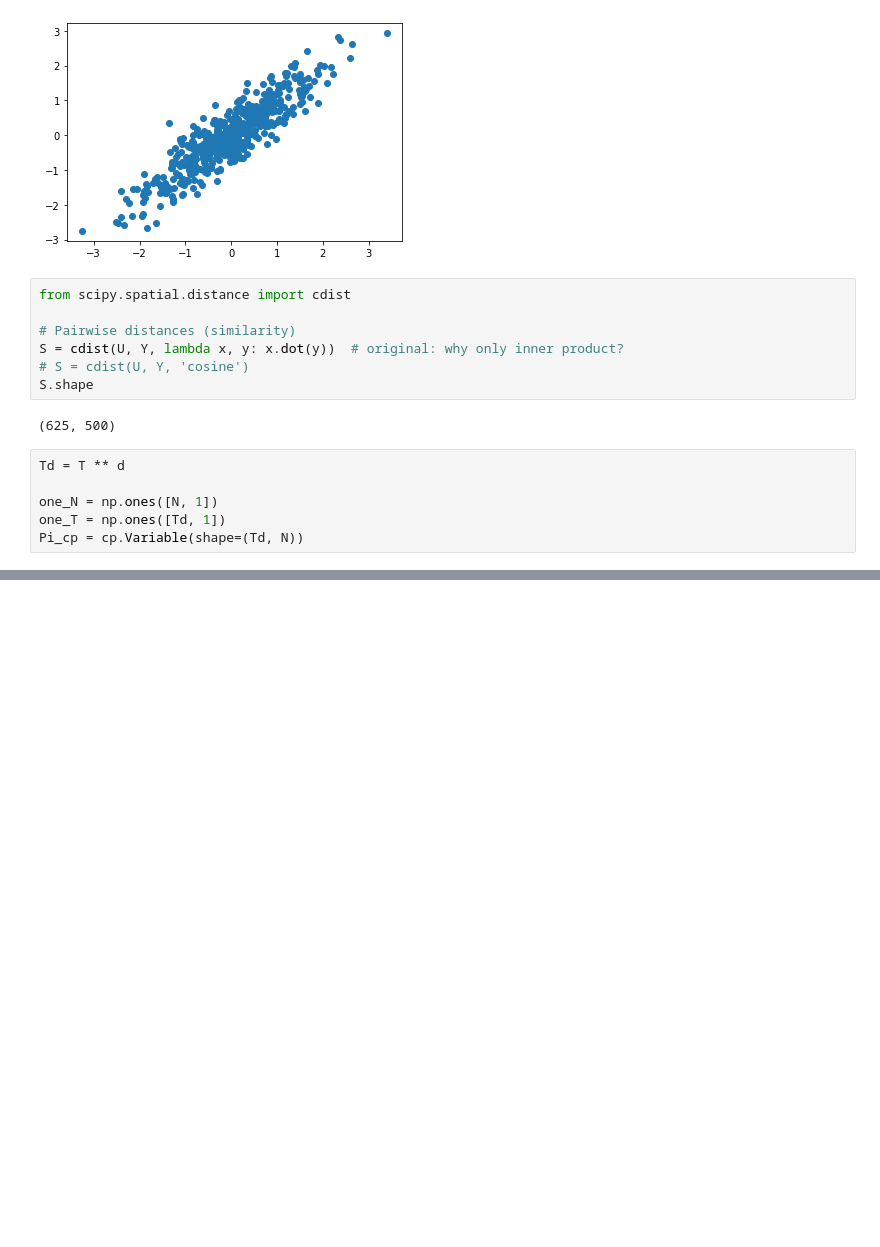
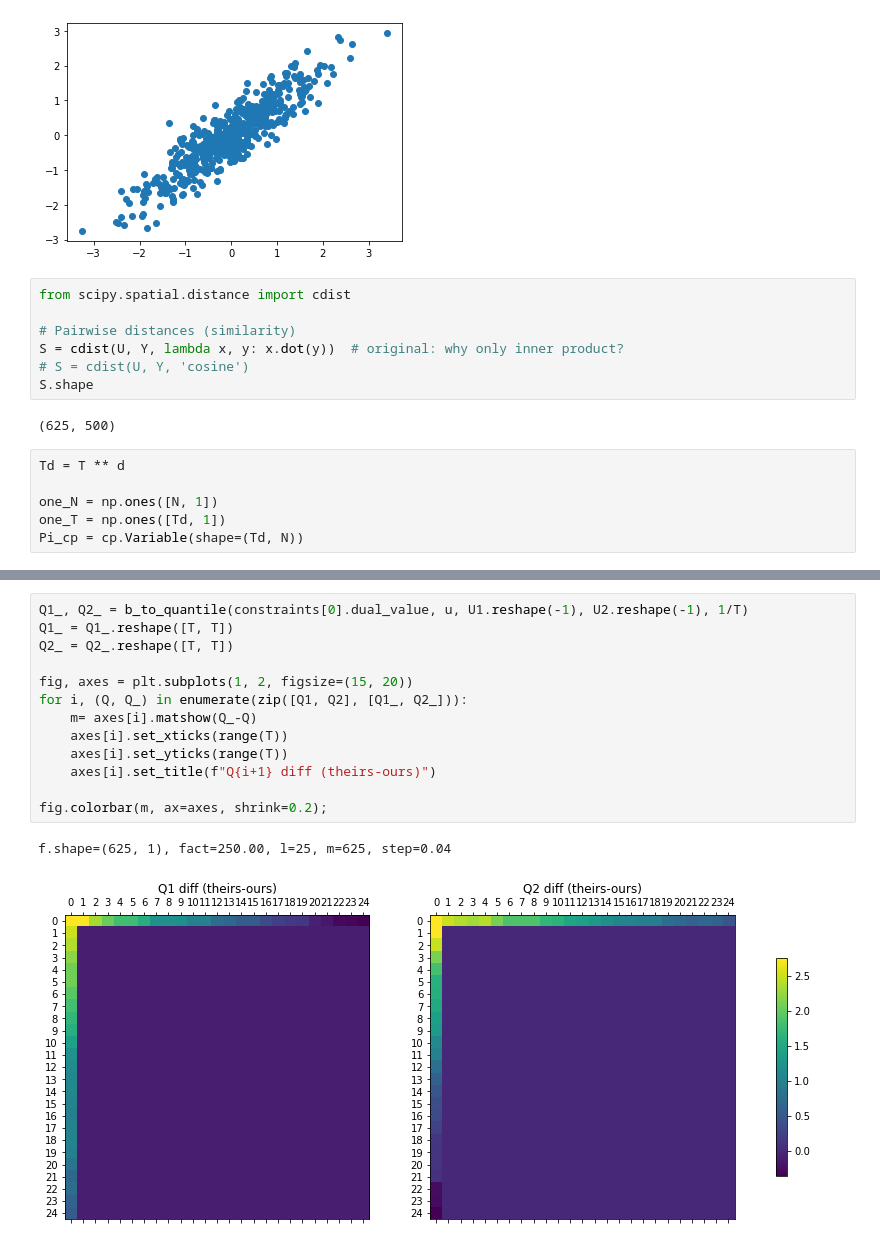
Before and after one commit to vistalab-technion/vqr, a Jupyter notebook: notebooks/01-VQ.ipynb, the cells around one changed output, grey strips where cells are left out. Cells and saved outputs as stored; diff of their text form; blank space fills up the shorter version.

```diff
--- a/notebooks/01-VQ.ipynb
+++ b/notebooks/01-VQ.ipynb
@@ -221,0 +266,16 @@ np.dot(q1-q0, u1-u0)
+# %%
+Q1_, Q2_ = b_to_quantile(constraints[0].dual_value, u, U1.reshape(-1), U2.reshape(-1), 1/T)
+Q1_ = Q1_.reshape([T, T])
+Q2_ = Q2_.reshape([T, T])
+
+fig, axes = plt.subplots(1, 2, figsize=(15, 20))
+for i, (Q, Q_) in enumerate(zip([Q1, Q2], [Q1_, Q2_])):
+    m= axes[i].matshow(Q_-Q)
+    axes[i].set_xticks(range(T))
+    axes[i].set_yticks(range(T))
+    axes[i].set_title(f"Q{i+1} diff (theirs-ours)")
+
+fig.colorbar(m, ax=axes, shrink=0.2);
+# %% [output]
+f.shape=(625, 1), fact=250.00, l=25, m=625, step=0.04
+[figure, added]
```
Also changed, not shown: parts of 19 cells of this notebook.
